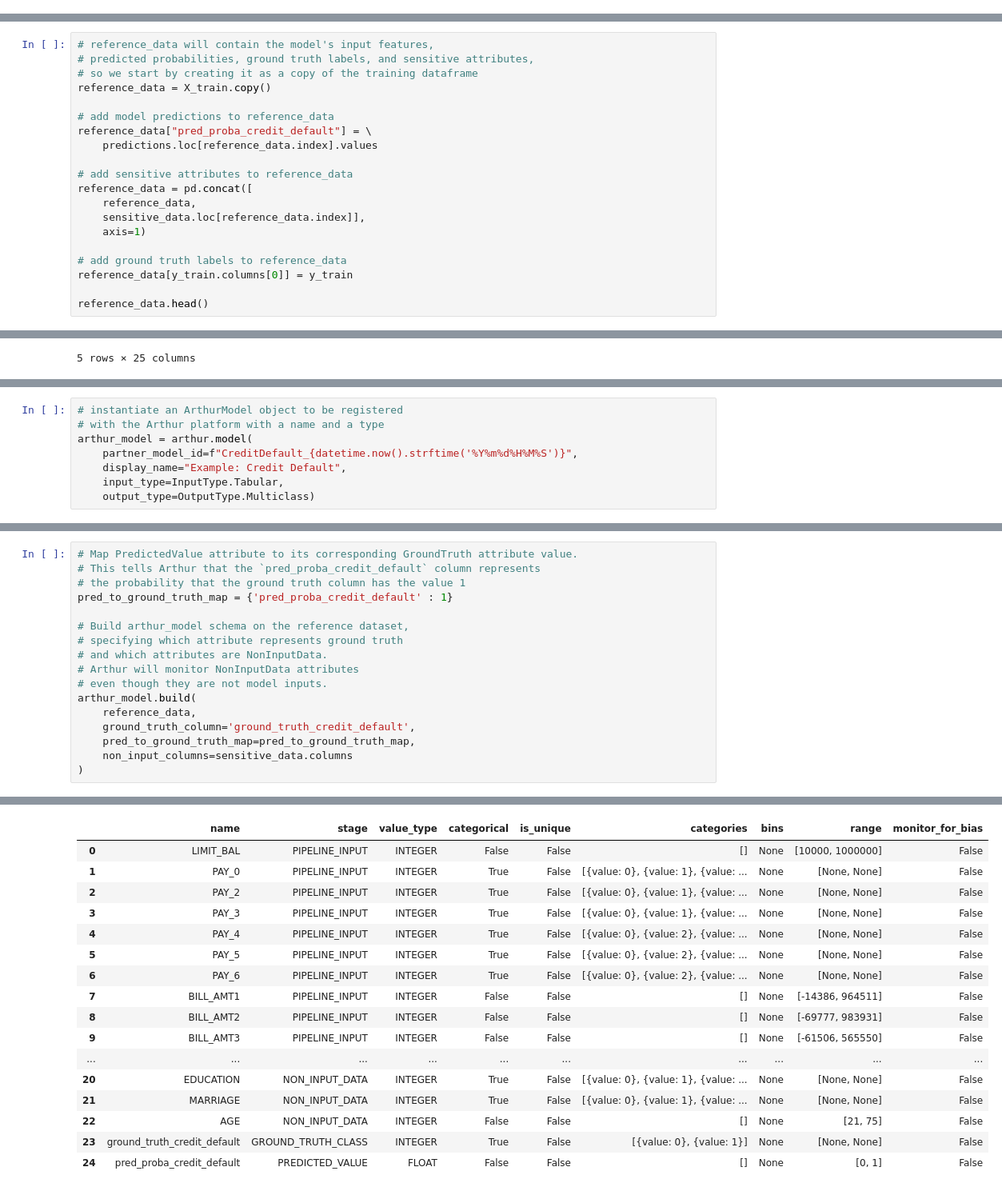
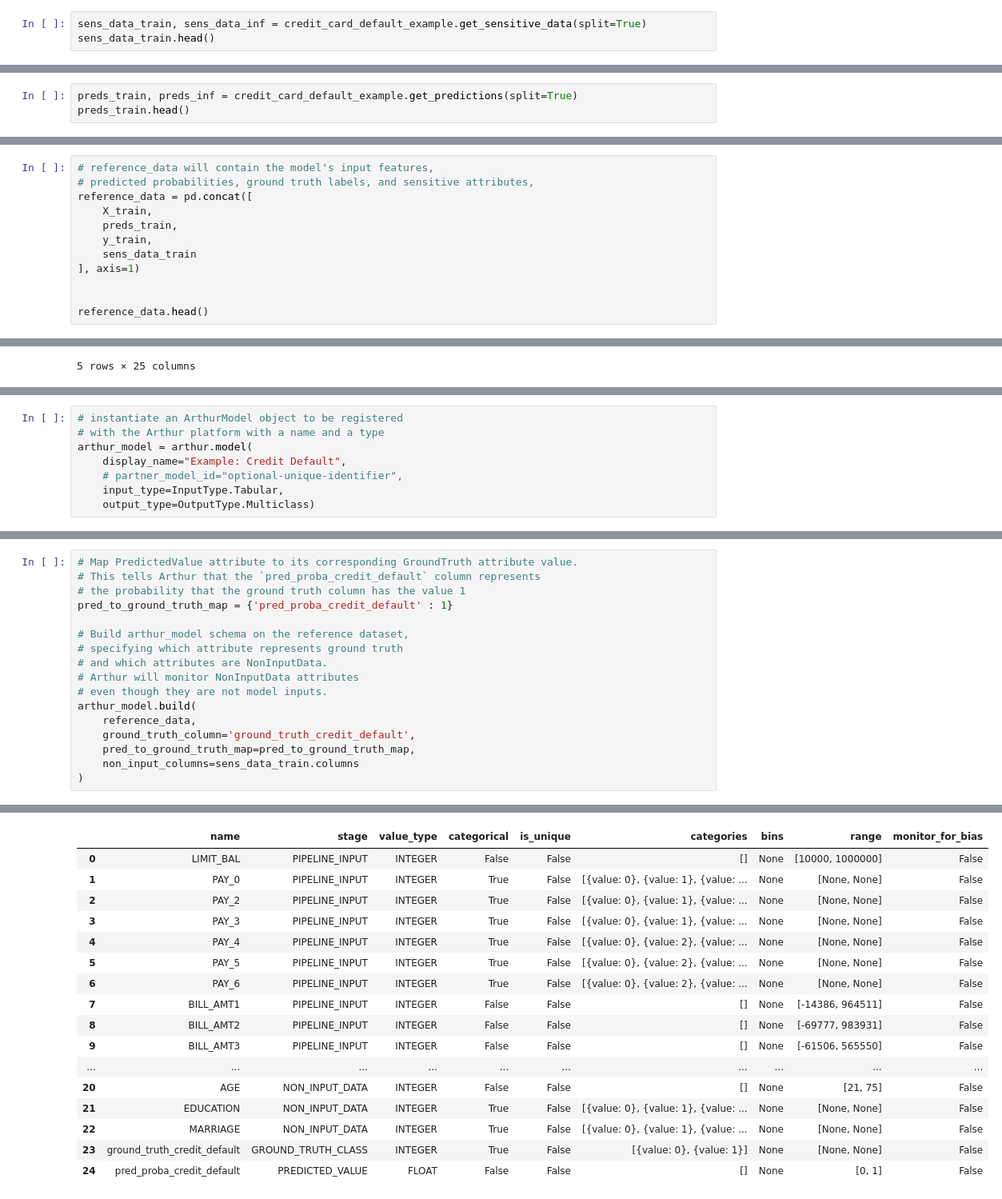
Before and after one commit to arthur-ai/arthur-sandbox, a Jupyter notebook: examples/credit_card_default/credit_card_default.ipynb, the cells around one changed output, grey strips where cells are left out. Shown at 80% size. Drawn from its saved outputs; the diff is of its cells as text.

```diff
--- a/examples/credit_card_default/credit_card_default.ipynb
+++ b/examples/credit_card_default/credit_card_default.ipynb
@@ -131,0 +121,3 @@ sensitive_data.head()
+# %%
+sens_data_train, sens_data_inf = credit_card_default_example.get_sensitive_data(split=True)
+sens_data_train.head()
@@ -131,0 +131,3 @@ sensitive_data.head()
+# %%
+preds_train, preds_inf = credit_card_default_example.get_predictions(split=True)
+preds_train.head()
@@ -148,21 +153,13 @@ downloaded credit_card_default_drifty model predictions and saved to local data
 # %%
 # reference_data will contain the model's input features,
 # predicted probabilities, ground truth labels, and sensitive attributes,
-# so we start by creating it as a copy of the training dataframe
-reference_data = X_train.copy()
+reference_data = pd.concat([
+    X_train,
+    preds_train,
+    y_train,
+    sens_data_train
+], axis=1)
 
-# add model predictions to reference_data
-reference_data["pred_proba_credit_default"] = \
-    predictions.loc[reference_data.index].values
-
-# add sensitive attributes to reference_data
-reference_data = pd.concat([
-    reference_data,
-    sensitive_data.loc[reference_data.index]],
-    axis=1)
-
-# add ground truth labels to reference_data
-reference_data[y_train.columns[0]] = y_train
 
 reference_data.head()
 # %% [output]
@@ -203,7 +194,7 @@ The `InputType` of a model specifies the general type of data your model ingests
 # instantiate an ArthurModel object to be registered
 # with the Arthur platform with a name and a type
 arthur_model = arthur.model(
-    partner_model_id=f"CreditDefault_{datetime.now().strftime('%Y%m%d%H%M%S')}",
     display_name="Example: Credit Default",
+    # partner_model_id="optional-unique-identifier",
     input_type=InputType.Tabular,
     output_type=OutputType.Multiclass)
@@ -232,6 +223,6 @@ arthur_model.build(
     reference_data,
     ground_truth_column='ground_truth_credit_default',
     pred_to_ground_truth_map=pred_to_ground_truth_map,
-    non_input_columns=sensitive_data.columns
+    non_input_columns=sens_data_train.columns
 )
 # %% [output]
@@ -241,18 +232,18 @@ arthur_model.build(
 |  | name | stage | value_type | categorical | is_unique | categories | bins | range | monitor_for_bias |
 | 0 | LIMIT_BAL | PIPELINE_INPUT | INTEGER | False | False | [] | None | [10000, 1000000] | False |
 | 1 | PAY_0 | PIPELINE_INPUT | INTEGER | True | False | [{value: 0}, {value: 1}, {value: ... | None | [None, None] | False |
 | 2 | PAY_2 | PIPELINE_INPUT | INTEGER | True | False | [{value: 0}, {value: 1}, {value: ... | None | [None, None] | False |
 | 3 | PAY_3 | PIPELINE_INPUT | INTEGER | True | False | [{value: 0}, {value: 1}, {value: ... | None | [None, None] | False |
 | 4 | PAY_4 | PIPELINE_INPUT | INTEGER | True | False | [{value: 0}, {value: 2}, {value: ... | None | [None, None] | False |
 | 5 | PAY_5 | PIPELINE_INPUT | INTEGER | True | False | [{value: 0}, {value: 2}, {value: ... | None | [None, None] | False |
 | 6 | PAY_6 | PIPELINE_INPUT | INTEGER | True | False | [{value: 0}, {value: 2}, {value: ... | None | [None, None] | False |
 | 7 | BILL_AMT1 | PIPELINE_INPUT | INTEGER | False | False | [] | None | [-14386, 964511] | False |
 | 8 | BILL_AMT2 | PIPELINE_INPUT | INTEGER | False | False | [] | None | [-69777, 983931] | False |
 | 9 | BILL_AMT3 | PIPELINE_INPUT | INTEGER | False | False | [] | None | [-61506, 565550] | False |
 | ... | ... | ... | ... | ... | ... | ... | ... | ... | ... |
-| 20 | EDUCATION | NON_INPUT_DATA | INTEGER | True | False | [{value: 0}, {value: 1}, {value: ... | None | [None, None] | False |
-| 21 | MARRIAGE | NON_INPUT_DATA | INTEGER | True | False | [{value: 0}, {value: 1}, {value: ... | None | [None, None] | False |
-| 22 | AGE | NON_INPUT_DATA | INTEGER | False | False | [] | None | [21, 75] | False |
+| 20 | AGE | NON_INPUT_DATA | INTEGER | False | False | [] | None | [21, 75] | False |
+| 21 | EDUCATION | NON_INPUT_DATA | INTEGER | True | False | [{value: 0}, {value: 1}, {value: ... | None | [None, None] | False |
+| 22 | MARRIAGE | NON_INPUT_DATA | INTEGER | True | False | [{value: 0}, {value: 1}, {value: ... | None | [None, None] | False |
 | 23 | ground_truth_credit_default | GROUND_TRUTH_CLASS | INTEGER | True | False | [{value: 0}, {value: 1}] | None | [None, None] | False |
 | 24 | pred_proba_credit_default | PREDICTED_VALUE | FLOAT | False | False | [] | None | [0, 1] | False |
 # %% [markdown]
```
Also changed, not shown: parts of 85 cells of this notebook, 7 other files.
